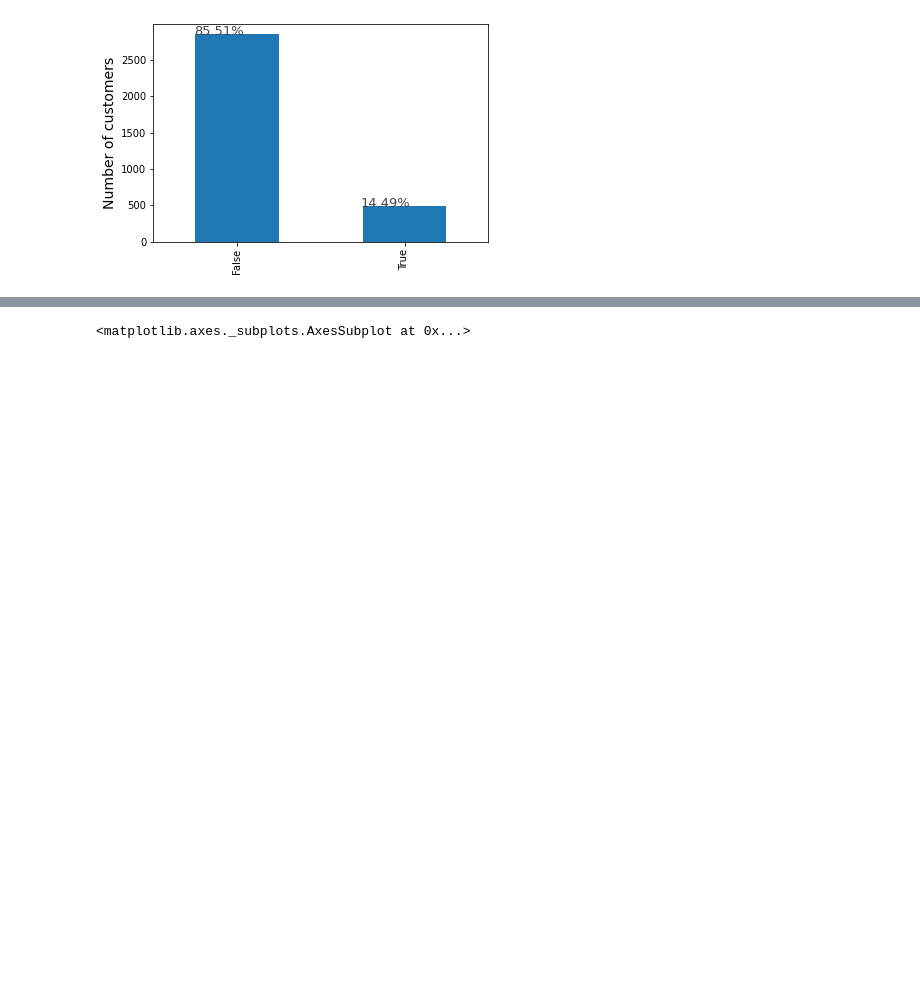
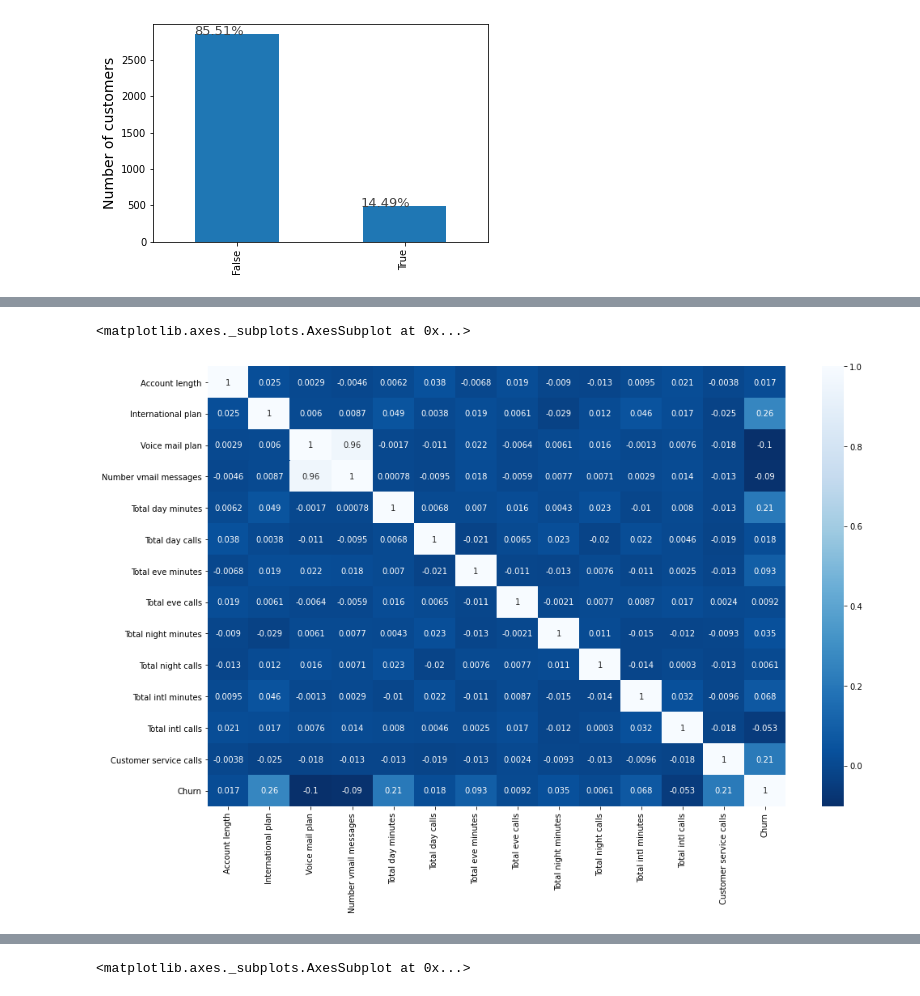
Before and after one commit to vithika-karan/Churn-Data-Analysis, a Jupyter notebook: Telecom_Churn_Analysis_Capstone_Project.ipynb, the cells around one changed output, grey strips where cells are left out. Cells and saved outputs as stored; diff of their text form; code cells hidden in the pictures; blank space fills up the shorter version.

```diff
--- a/Telecom_Churn_Analysis_Capstone_Project.ipynb
+++ b/Telecom_Churn_Analysis_Capstone_Project.ipynb
@@ -34,7 +34,6 @@ import numpy as np
 import matplotlib.pyplot as plt
 %matplotlib inline
 import seaborn as sns
-plt.rcParams['figure.figsize'] = (10, 5)
 # %%
 from google.colab import drive
 drive.mount('/content/drive')
@@ -115,0 +104,13 @@ sns.countplot(x="Churn",data=df,hue="International plan",palette="coolwarm_r")
+# %%
+#heatmap
+columns_to_drop = ['State', 'Area code', 'Total day charge', 'Total eve charge', 'Total night charge', 'Total intl charge']
+corr_df = df.drop(columns = columns_to_drop, axis =1)
+corr_df['International plan'].replace({'No':0, 'Yes':1}, inplace=True)
+corr_df['Voice mail plan'].replace({'No':0, 'Yes':1}, inplace=True)
+corr= corr_df.corr()
+
+plt.figure(figsize=(16,10))
+sns.heatmap(corr, cmap='Blues_r', annot=True)
+# %% [output]
+<matplotlib.axes._subplots.AxesSubplot at 0x...>
+[figure, added]
```
Also changed, not shown: parts of 12 cells of this notebook.
